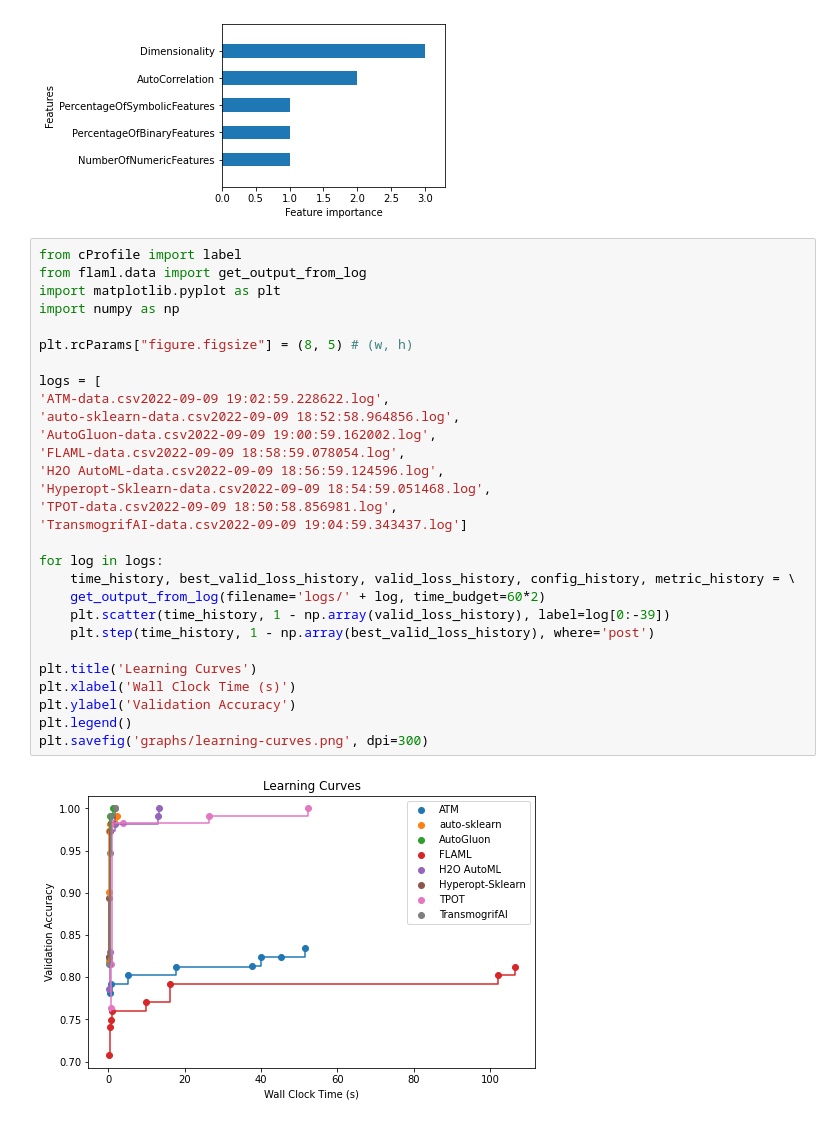
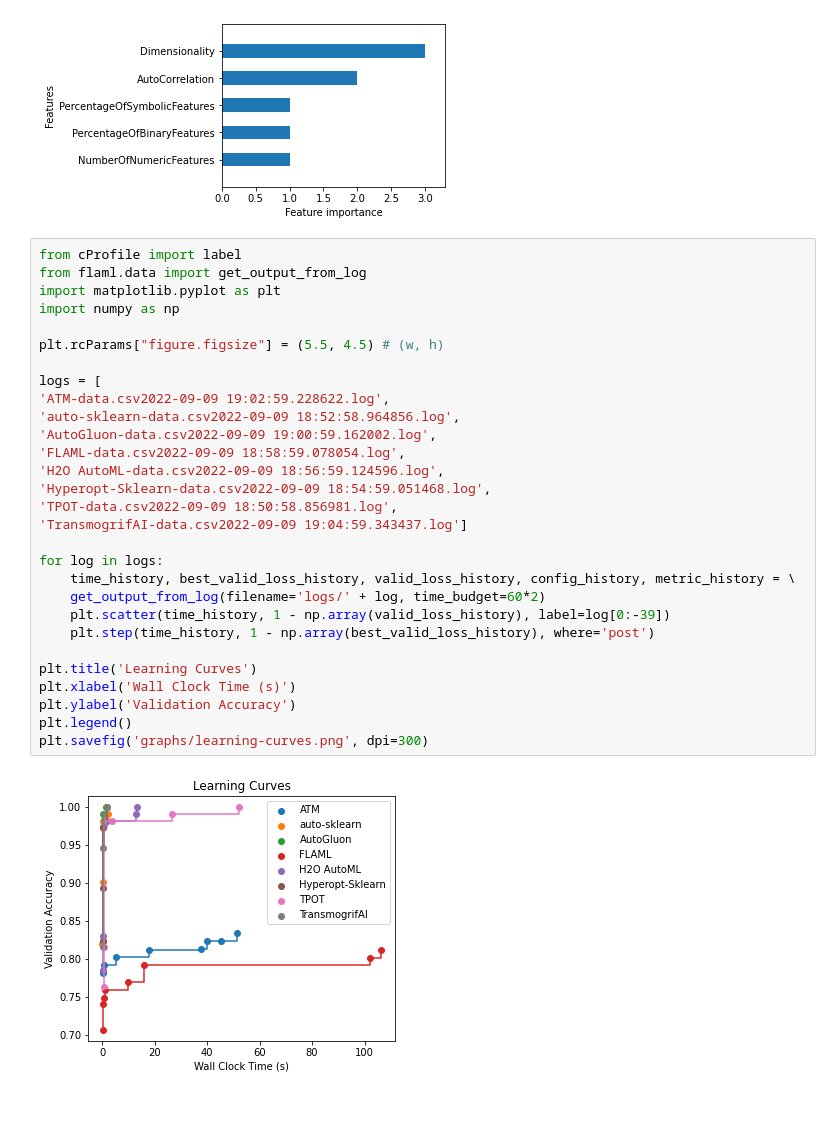
Before and after one commit to fvholten/AutoMLSelector, a Jupyter notebook: scripts/test-automlselector.ipynb, the cells around one changed output. Drawn from its saved outputs; the diff is of its cells as text.

Commit message:
sizing of learning curve img

```diff
--- a/scripts/test-automlselector.ipynb
+++ b/scripts/test-automlselector.ipynb
@@ -135,31 +135,31 @@ make_feature_importance_diagram_lgb(ml_models['FLAML'].get('model').model, 'FLAM
 # %%
 from cProfile import label
 from flaml.data import get_output_from_log
 import matplotlib.pyplot as plt
 import numpy as np
 
-plt.rcParams["figure.figsize"] = (8, 5) # (w, h)
+plt.rcParams["figure.figsize"] = (5.5, 4.5) # (w, h)
 
 logs = [
 'ATM-data.csv2022-09-09 19:02:59.228622.log',
 'auto-sklearn-data.csv2022-09-09 18:52:58.964856.log',
 'AutoGluon-data.csv2022-09-09 19:00:59.162002.log',
 'FLAML-data.csv2022-09-09 18:58:59.078054.log',
 'H2O AutoML-data.csv2022-09-09 18:56:59.124596.log',
 'Hyperopt-Sklearn-data.csv2022-09-09 18:54:59.051468.log',
 'TPOT-data.csv2022-09-09 18:50:58.856981.log',
 'TransmogrifAI-data.csv2022-09-09 19:04:59.343437.log']
 
 for log in logs:
     time_history, best_valid_loss_history, valid_loss_history, config_history, metric_history = \
     get_output_from_log(filename='logs/' + log, time_budget=60*2)
     plt.scatter(time_history, 1 - np.array(valid_loss_history), label=log[0:-39])
     plt.step(time_history, 1 - np.array(best_valid_loss_history), where='post')
 
 plt.title('Learning Curves')
 plt.xlabel('Wall Clock Time (s)')
 plt.ylabel('Validation Accuracy')
 plt.legend()
 plt.savefig('graphs/learning-curves.png', dpi=300)
 # %% [output]
-[figure, old version]
+[figure, new version]
```
Also changed, not shown: 1 other file.
